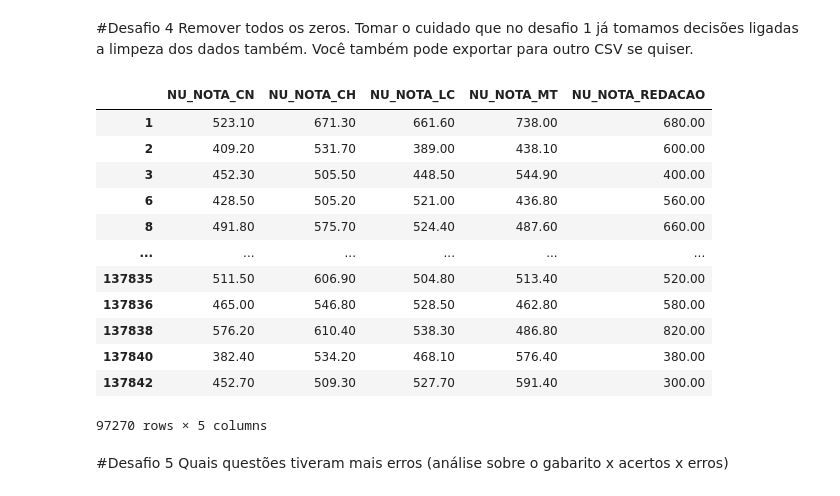
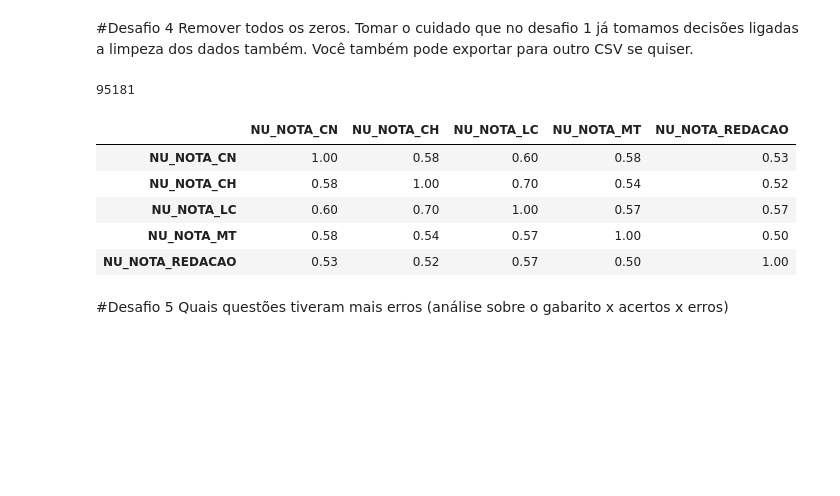
Before and after one commit to RobsonCrLira/QuarentenaDadosAlura, a Jupyter notebook: Desafios_Aula_4.ipynb, the cells around one changed output. Drawn from its saved outputs; the diff is of its cells as text; code cells hidden in the pictures; blank space fills up the shorter version.

```diff
--- a/Desafios_Aula_4.ipynb
+++ b/Desafios_Aula_4.ipynb
@@ -156,23 +145,21 @@ sns.pairplot(num_questoes_acertadas)
 #Desafio 4
 Remover todos os zeros. Tomar o cuidado que no desafio 1 já tomamos decisões ligadas a limpeza dos dados também. Você também pode exportar para outro CSV se quiser.
 # %%
-dados_sem_zeros = dados_notas_completo[colunas_de_notas].replace(-1,np.nan).dropna()
+dados_sem_zeros = dados[colunas_de_notas].replace(0,np.nan).dropna()
+# %%
+#Este é o Dataframe
+len(dados_sem_zeros)
+# %% [output]
+95181
 # %%
-dados_sem_zeros
+dados_sem_zeros.corr()
 # %% [output]
 |  | NU_NOTA_CN | NU_NOTA_CH | NU_NOTA_LC | NU_NOTA_MT | NU_NOTA_REDACAO |
-| 1 | 523.10 | 671.30 | 661.60 | 738.00 | 680.00 |
-| 2 | 409.20 | 531.70 | 389.00 | 438.10 | 600.00 |
-| 3 | 452.30 | 505.50 | 448.50 | 544.90 | 400.00 |
-| 6 | 428.50 | 505.20 | 521.00 | 436.80 | 560.00 |
-| 8 | 491.80 | 575.70 | 524.40 | 487.60 | 660.00 |
-| ... | ... | ... | ... | ... | ... |
-| 137835 | 511.50 | 606.90 | 504.80 | 513.40 | 520.00 |
-| 137836 | 465.00 | 546.80 | 528.50 | 462.80 | 580.00 |
-| 137838 | 576.20 | 610.40 | 538.30 | 486.80 | 820.00 |
-| 137840 | 382.40 | 534.20 | 468.10 | 576.40 | 380.00 |
-| 137842 | 452.70 | 509.30 | 527.70 | 591.40 | 300.00 |
+| NU_NOTA_CN | 1.00 | 0.58 | 0.60 | 0.58 | 0.53 |
+| NU_NOTA_CH | 0.58 | 1.00 | 0.70 | 0.54 | 0.52 |
+| NU_NOTA_LC | 0.60 | 0.70 | 1.00 | 0.57 | 0.57 |
+| NU_NOTA_MT | 0.58 | 0.54 | 0.57 | 1.00 | 0.50 |
+| NU_NOTA_REDACAO | 0.53 | 0.52 | 0.57 | 0.50 | 1.00 |
-97270 rows × 5 columns
 # %% [markdown]
 #Desafio 5
 Quais questões tiveram mais erros (análise sobre o gabarito x acertos x erros)
```
Also changed, not shown: parts of 51 cells of this notebook.
